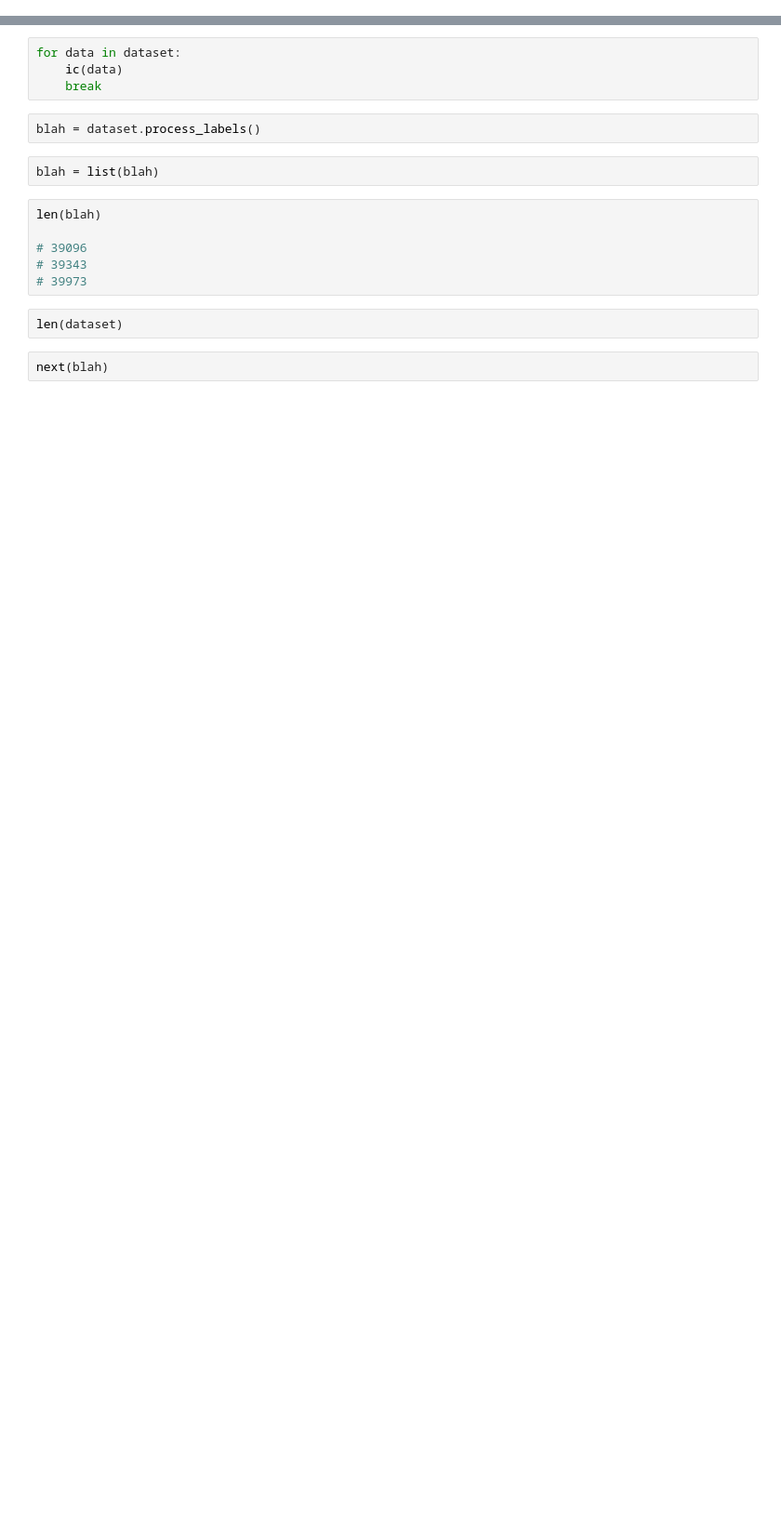
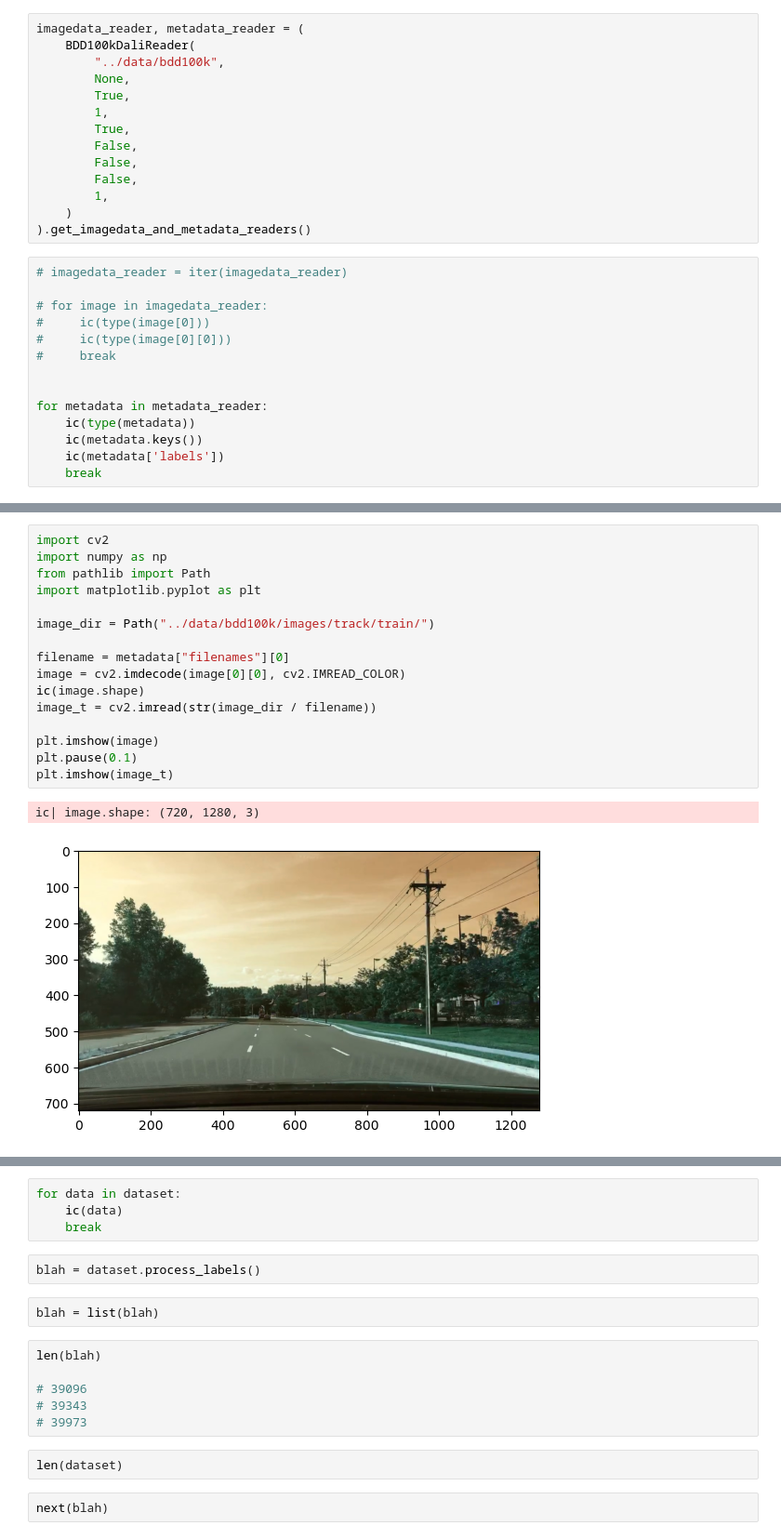
Before and after one commit to thisistejaspandey/bdd100k-dataset, a Jupyter notebook: notebooks/test_dali_dataset.ipynb, the cells around one changed output, grey strips where cells are left out. Shown at 93% size. Saved outputs shown, nothing was run; the diff lists cells and outputs as text; blank space fills up the shorter version.

```diff
--- a/notebooks/test_dali_dataset.ipynb
+++ b/notebooks/test_dali_dataset.ipynb
@@ -16,0 +99,28 @@ for data in dataset:
+# %%
+imagedata_reader, metadata_reader = (
+    BDD100kDaliReader(
+        "../data/bdd100k",
+        None,
+        True,
+        1,
+        True,
+        False,
+        False,
+        False,
+        1,
+    )
+).get_imagedata_and_metadata_readers()
+# %%
+# imagedata_reader = iter(imagedata_reader)
+
+# for image in imagedata_reader:
+#     ic(type(image[0]))
+#     ic(type(image[0][0]))
+#     break
+
+
+for metadata in metadata_reader:
+    ic(type(metadata))
+    ic(metadata.keys())
+    ic(metadata['labels'])
+    break
@@ -16,0 +136,19 @@ for data in dataset:
+# %%
+import cv2
+import numpy as np
+from pathlib import Path
+import matplotlib.pyplot as plt
+
+image_dir = Path("../data/bdd100k/images/track/train/")
+
+filename = metadata["filenames"][0]
+image = cv2.imdecode(image[0][0], cv2.IMREAD_COLOR)
+ic(image.shape)
+image_t = cv2.imread(str(image_dir / filename))
+
+plt.imshow(image)
+plt.pause(0.1)
+plt.imshow(image_t)
+# %% [output]
+ic| image.shape: (720, 1280, 3)
+[figure, added]
```
Also changed, not shown: parts of 13 cells of this notebook, 8 other files.
